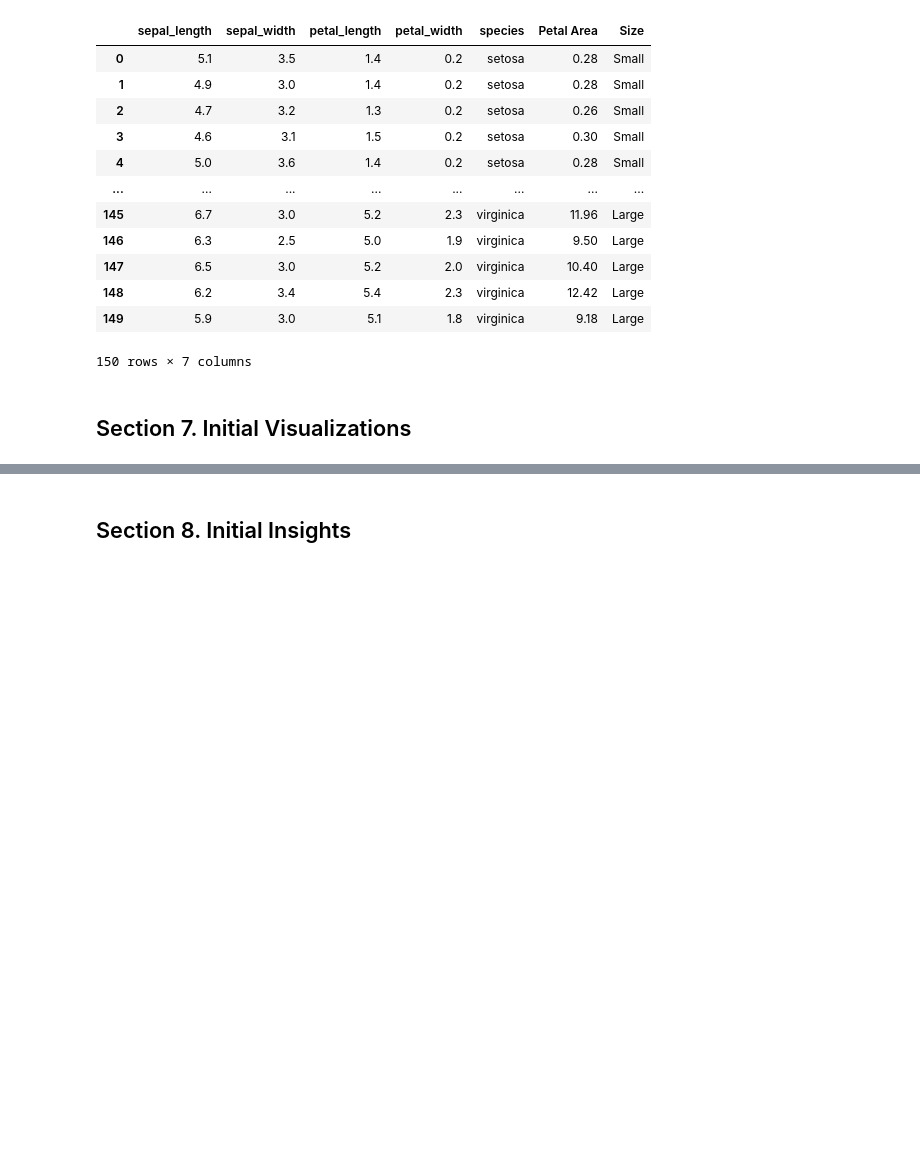
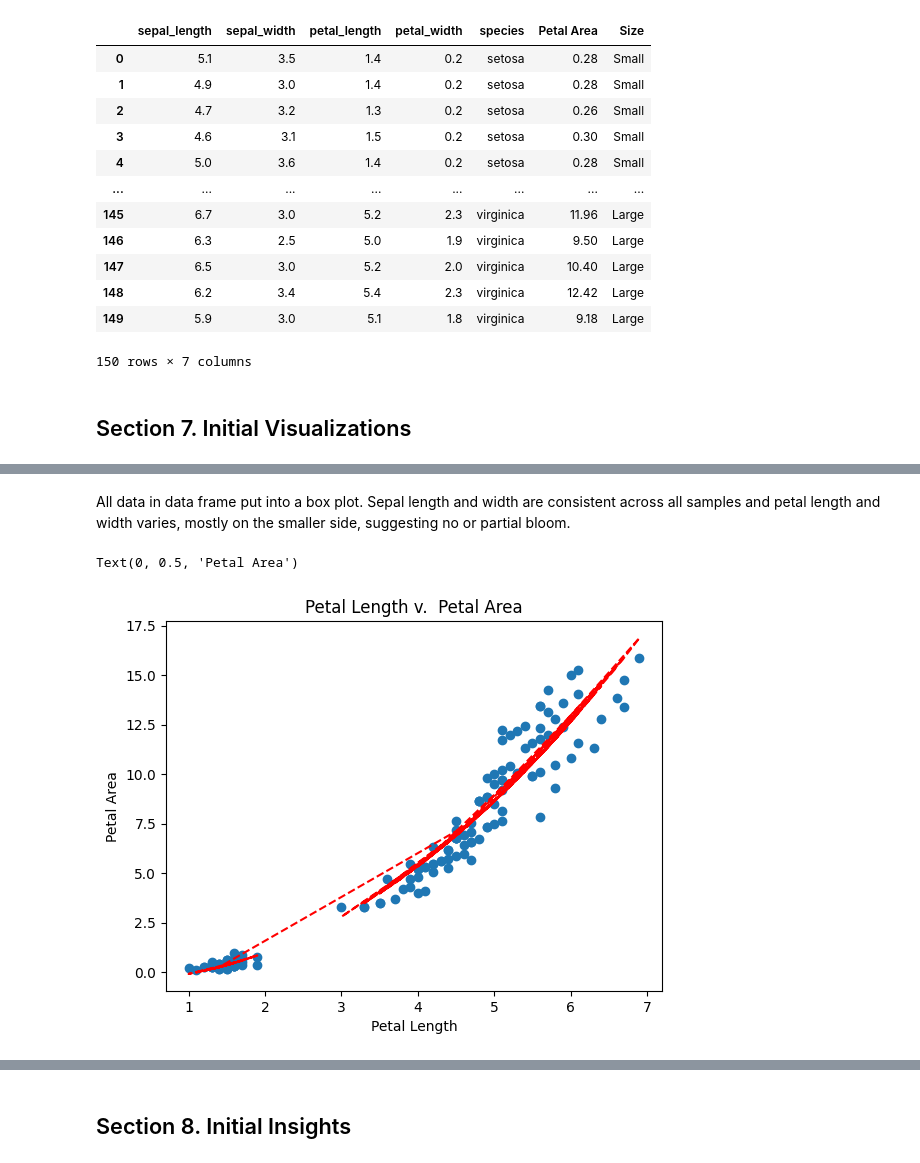
Before and after one commit to crsellinger/datafun-04-eda, a Jupyter notebook: main.ipynb, the cells around one changed output, grey strips where cells are left out. Saved outputs shown, nothing was run; the diff lists cells and outputs as text; code cells hidden in the pictures; blank space fills up the shorter version.

```diff
--- a/main.ipynb
+++ b/main.ipynb
@@ -131,0 +135,18 @@ mp.scatter(x=df["sepal_length"], y=df["Petal Area"])
+# %% [markdown]
+All data in data frame put into a box plot. Sepal length and width are consistent across all samples and petal length and width varies, mostly on the smaller side, suggesting no or partial bloom.
+# %%
+x = df["petal_length"]
+y = df["Petal Area"]
+mp.scatter(x, y)
+
+# trendline
+z = np.polyfit(x, y, 2)
+p = np.poly1d(z)
+mp.plot(x, p(x), "r--")
+
+mp.title("Petal Length v.  Petal Area")
+mp.xlabel("Petal Length")
+mp.ylabel("Petal Area")
+# %% [output]
+Text(0, 0.5, 'Petal Area')
+[figure, added]
```
Also changed, not shown: parts of 13 cells of this notebook, 1 other file.
